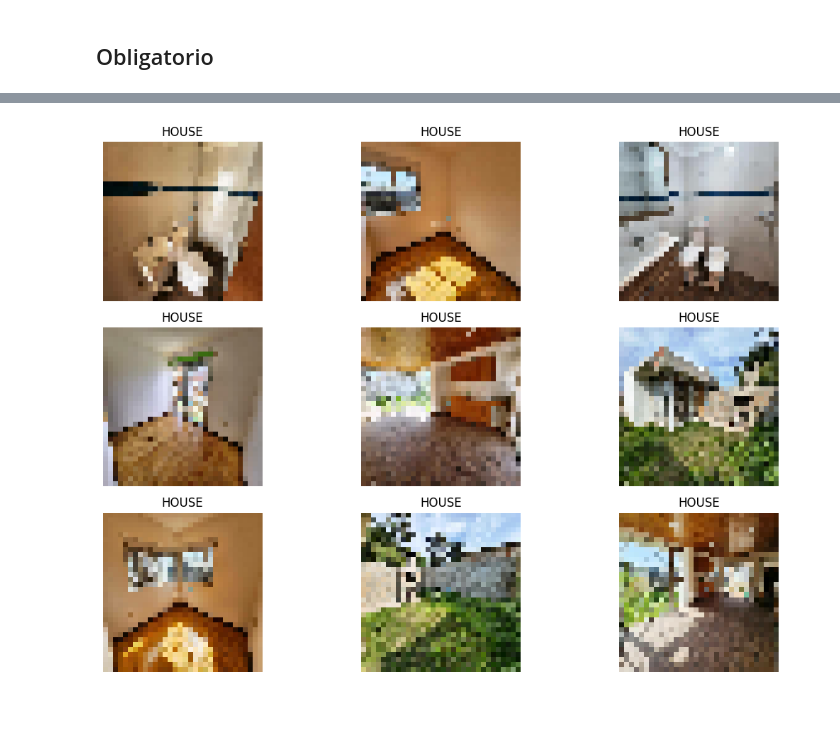
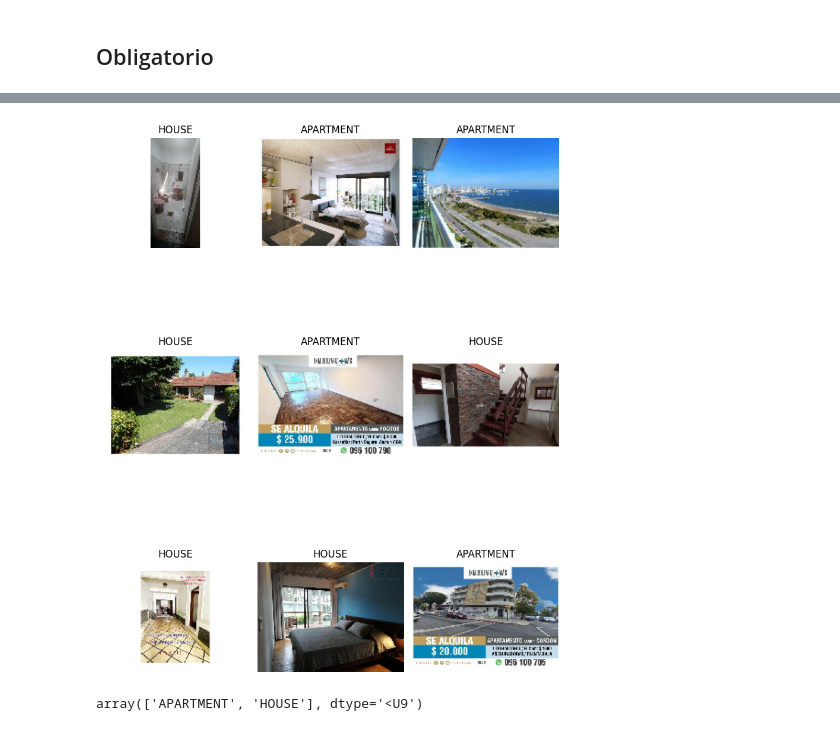
Before and after one commit to lumaschi/obli_mlinprod, a Jupyter notebook: modelo/model_train.ipynb, the cells around one changed output, grey strips where cells are left out. Drawn from its saved outputs; the diff is of its cells as text; code cells hidden in the pictures.

```diff
--- a/modelo/model_train.ipynb
+++ b/modelo/model_train.ipynb
@@ -61,6 +35,7 @@ container_name = "azureml-blobstore-712d0730-8ebc-42ee-99e3-a783cdcdbbff"
 blob_service_client = BlobServiceClient.from_connection_string(connection_string)
 container_client = blob_service_client.get_container_client(container_name)
 # %%
+# Obtener la lista de blobs en el contenedor
 blob_list = container_client.list_blobs()
 
 def load_image(blob):
@@ -68,7 +43,8 @@ def load_image(blob):
     blob_client = blob_service_client.get_blob_client(container_name, blob.name)
     blob_data = blob_client.download_blob().readall()
     image = tf.image.decode_image(blob_data)
-    image = tf.image.resize(image, (32, 32))
+    #image.shape: TensorShape([768, 1024, 3])
+    image = tf.image.resize(image, (120, 160))
     image = tf.cast(image, dtype=tf.float32)
     image = image / 255.0
     label = blob.name.split("_")[1].split(".")[0]
@@ -104,16 +60,17 @@ Skipping registering GPU devices...
 # %%
 # Función para visualizar imágenes de muestra y sus etiquetas
 def plot_sample_images(x, y):
-    plt.figure(figsize=(12, 8))
+    plt.figure(figsize=(8, 12))
     for i in range(9):
         plt.subplot(3, 3, i + 1)
         plt.imshow(np.clip(x[i], 0, 1))
         plt.title(y[i])
         plt.axis('off')
     plt.tight_layout()
     plt.show()
 
 # Visualizar imágenes de muestra y sus etiquetas
+np.random.shuffle(images)
 plot_sample_images([tupla[0] for tupla in images], [tupla[1] for tupla in images])
 # %% [output]
-[figure, old version]
+[figure, new version]
@@ -134,4 +93,10 @@ y_test = binarizer.fit_transform(y_test)
 # Convertir las etiquetas en one-hot
 y_train = tf.keras.utils.to_categorical(y_train, 2)
 y_test = tf.keras.utils.to_categorical(y_test, 2)
+# %%
+# Accede a las etiquetas originales
+class_labels = binarizer.classes_
+class_labels
+# %% [output]
+array(['APARTMENT', 'HOUSE'], dtype='<U9')
 # %%
```
Also changed, not shown: parts of 9 cells of this notebook, 5 other files.
